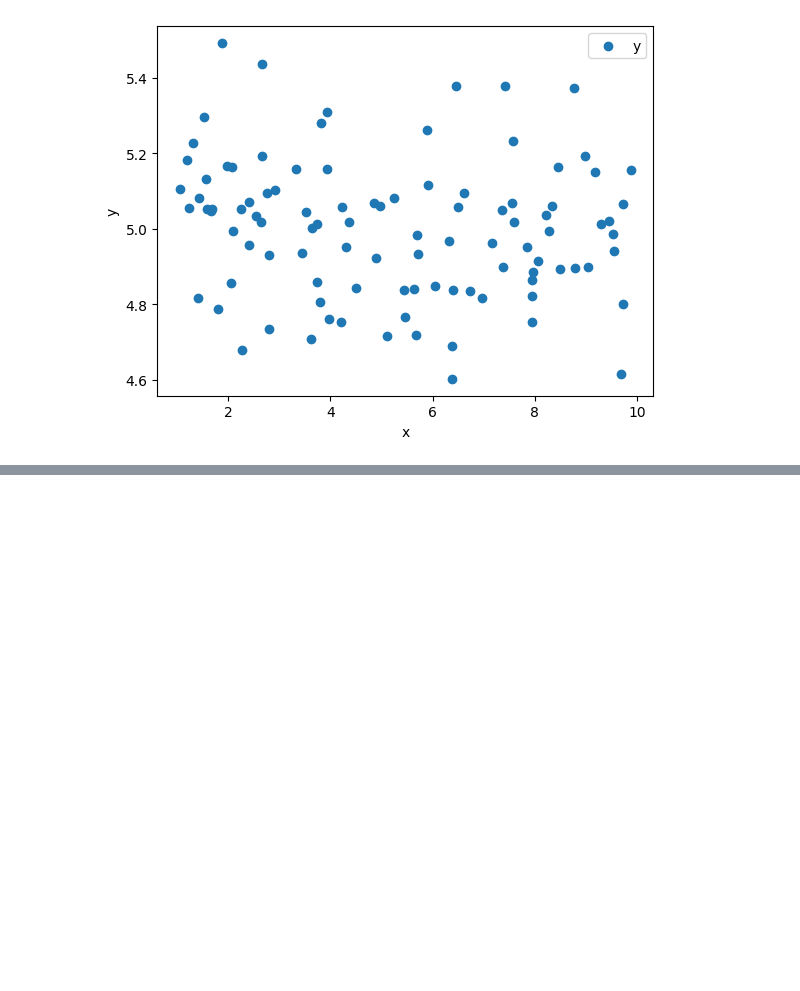
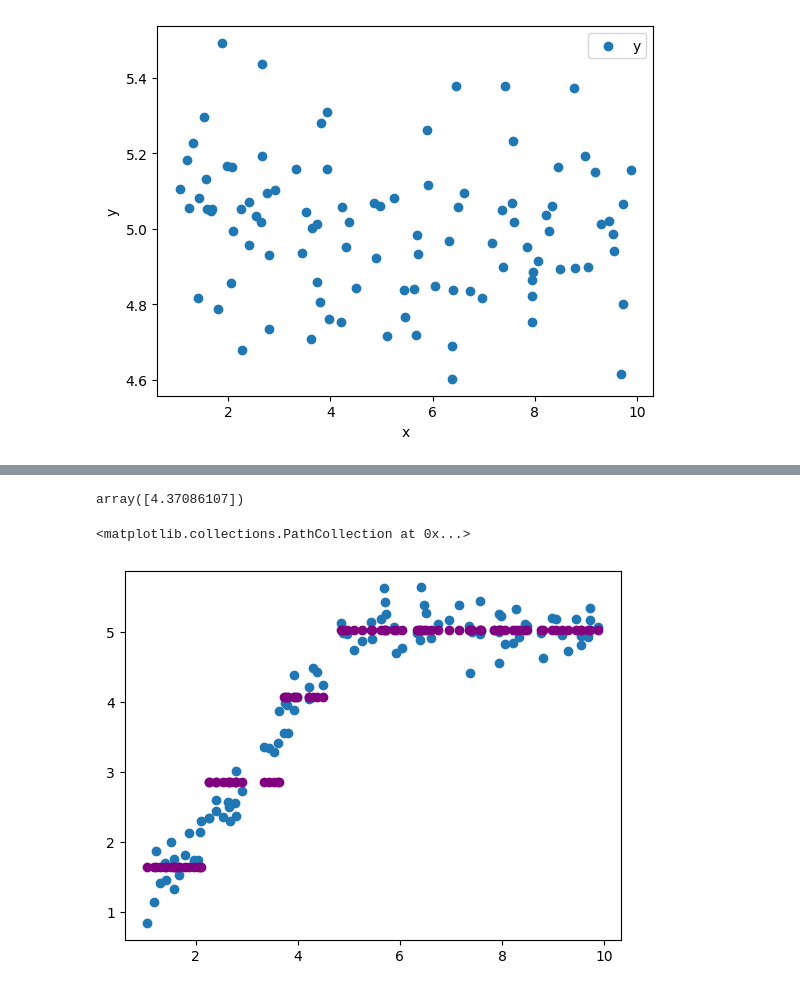
Before and after one commit to Hecramco/Synthetic_PV_Profiles, a Jupyter notebook: samples/regression/XG_BOOST_reproduction.ipynb, the cells around one changed output, grey strips where cells are left out. Saved outputs shown, nothing was run; the diff lists cells and outputs as text; code cells hidden in the pictures; blank space fills up the shorter version.

Commit message:
Built Seq trees

```diff
--- a/samples/regression/XG_BOOST_reproduction.ipynb
+++ b/samples/regression/XG_BOOST_reproduction.ipynb
@@ -400,0 +470,18 @@ def build_tree(trees, X_hist, lambda_ = 0.1, gamma = 0.1, max_depth = 3, max_lea
+# %%
+X = df["X"]
+X = pd.DataFrame(X)
+X.shape
+x1 = X.iloc[0]
+x1.values
+# %% [output]
+array([4.37086107])
+# %%
+trees = pd.DataFrame(columns = ["tree_n", "node_n" ,"feature", "ID", "depth", "split_value", "yes", "no", "missing", "gain_w"])
+trees = built_ensamble(histograms, 1, lambda_ , gamma , max_depth = 2, max_leaves = 4, feature = 0, trees = trees)
+# %%
+y_predict = [predict_tree(trees,X.iloc[i] , y_init = y.mean()) for i in range(len(X))]
+plt.scatter(df["X"],df["y"])
+plt.scatter(df["X"],y_predict, color = "purple")
+# %% [output]
+<matplotlib.collections.PathCollection at 0x...>
+[figure, added]
```
Also changed, not shown: parts of 28 cells of this notebook.
